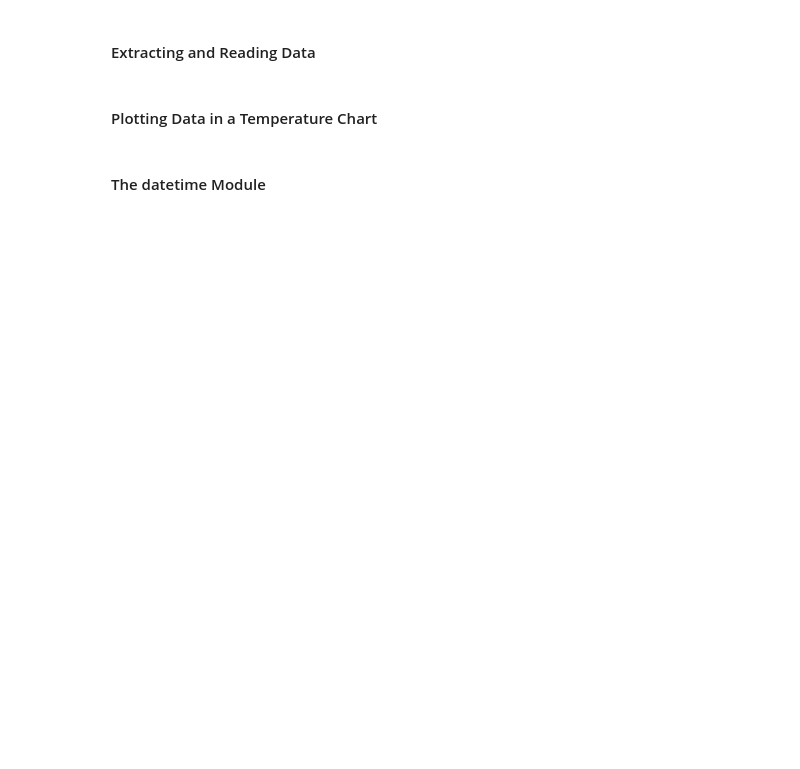
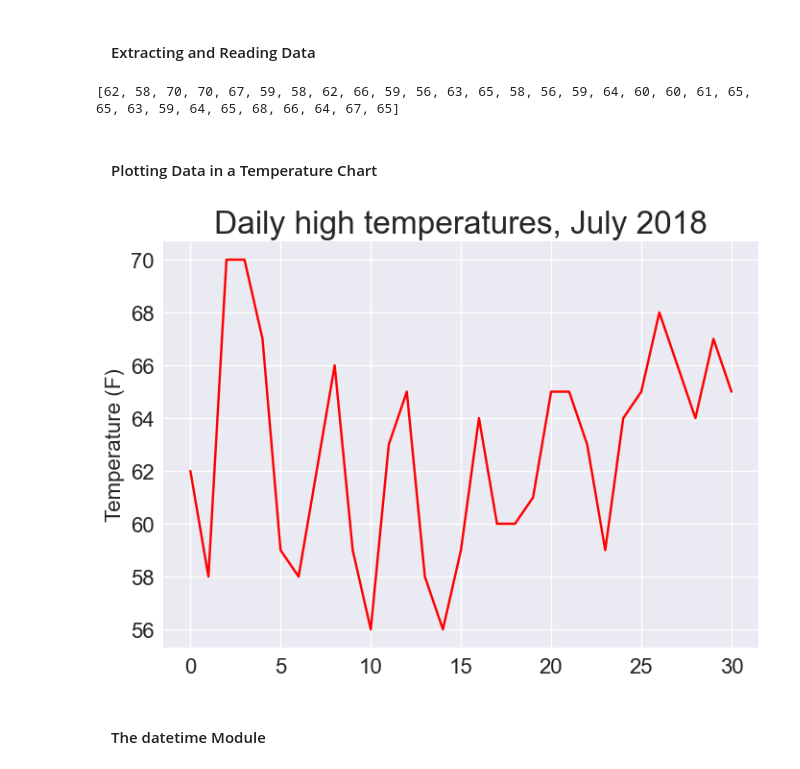
Before and after one commit to JChover/Python_Crash_Course, a Jupyter notebook: PART II - PROJECTS/Project 2 - Data Visualization/Chapter 16 - Downloading Data/Chapter_16.ipynb, the cells around one changed output. Drawn from its saved outputs; the diff is of its cells as text; code cells hidden in the pictures; blank space fills up the shorter version.

Commit message:
Progress in Chapter 16.
CP: 346 Exercise 16-1: Sitka Rainfall.

```diff
--- a/PART II - PROJECTS/Project 2 - Data Visualization/Chapter 16 - Downloading Data/Chapter_16.ipynb
+++ b/PART II - PROJECTS/Project 2 - Data Visualization/Chapter 16 - Downloading Data/Chapter_16.ipynb
@@ -11,6 +41,55 @@ from IPython.display import Code
 # %% [markdown]
 #### &emsp;Extracting and Reading Data
+# %%
+# Extracting and Reading Data - sitka_highs.py
+import csv
+
+filename = 'Files/data/sitka_weather_07-2018_simple.csv'
+with open(filename) as f:
+    reader = csv.reader(f)
+    header = next(reader)
+
+    # Get TMAX from this file
+    highs = []
+    for row in reader:
+        high = int(row[5])
+        highs.append(high)
+
+print(highs)
+# %% [output]
+[62, 58, 70, 70, 67, 59, 58, 62, 66, 59, 56, 63, 65, 58, 56, 59, 64, 60, 60, 61, 65, 65, 63, 59, 64, 65, 68, 66, 64, 67, 65]
 # %% [markdown]
 #### &emsp;Plotting Data in a Temperature Chart
+# %%
+# Plotting Data in a Temperature Chart - sitka_highs.py
+import csv
+
+import matplotlib.pyplot as plt
+
+filename = 'Files/data/sitka_weather_07-2018_simple.csv'
+with open(filename) as f:
+    reader = csv.reader(f)
+    header = next(reader)
+
+    # Get TMAX from this file
+    highs = []
+    for row in reader:
+        high = int(row[5])
+        highs.append(high)
+
+# Plot the high temperatures.
+plt.style.use('seaborn-v0_8')
+fig, ax = plt.subplots()
+ax.plot(highs, c='red')
+
+# Format plot.
+plt.title("Daily high temperatures, July 2018", fontsize=24)
+plt.xlabel('', fontsize=16)
+plt.ylabel("Temperature (F)", fontsize=16)
+plt.tick_params(axis='both', which='major', labelsize=16)
+
+plt.show()
+# %% [output]
+[figure, added]
 # %% [markdown]
 #### &emsp;The datetime Module
```
Also changed, not shown: parts of 11 cells of this notebook, 7 other files.
